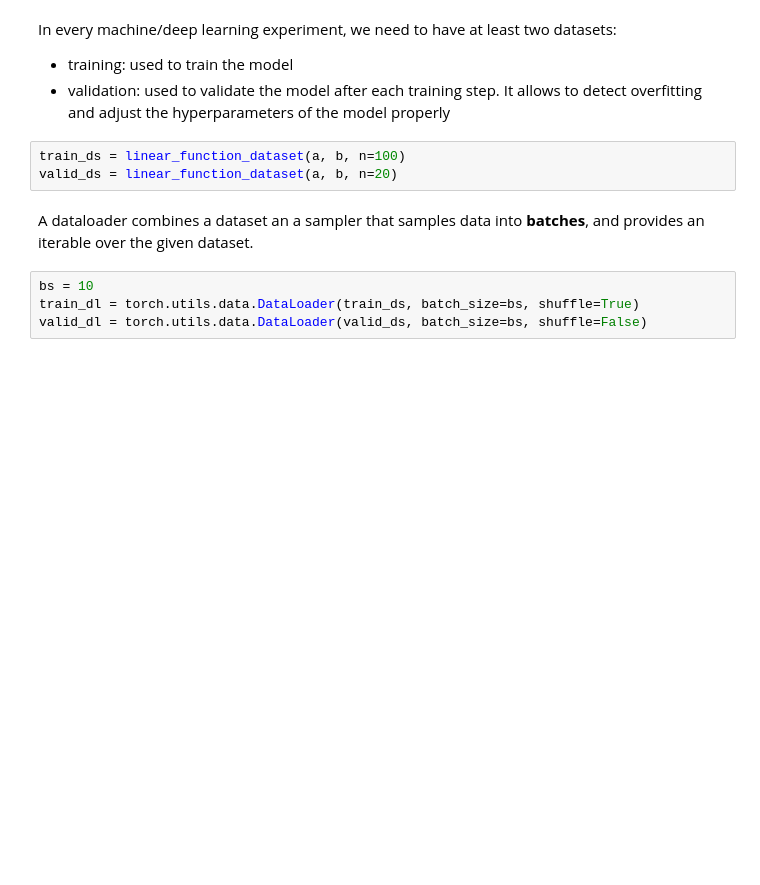
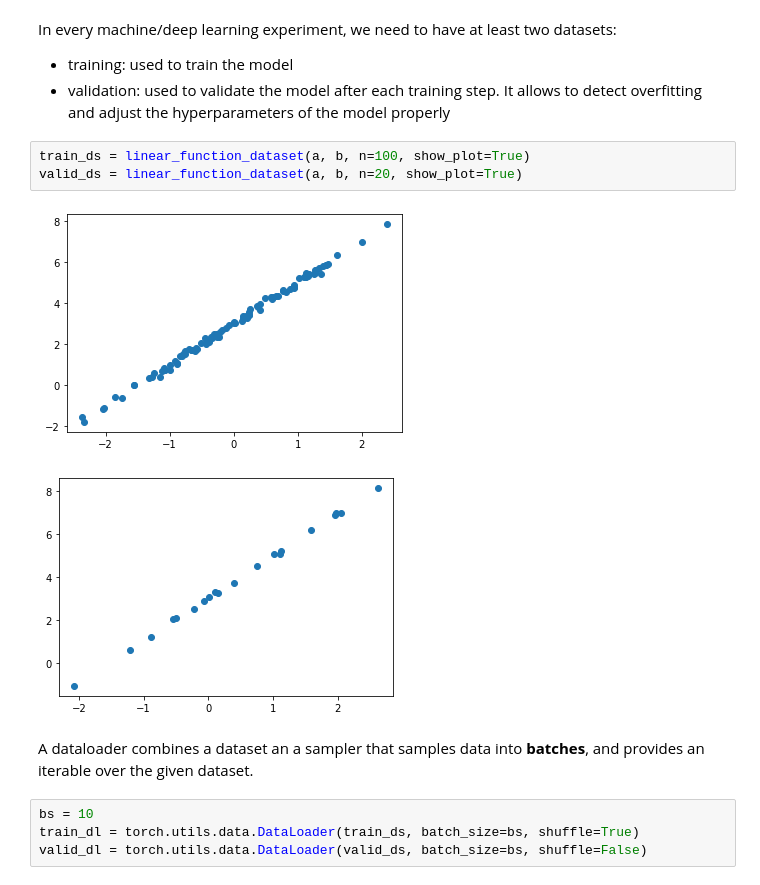
Before and after one commit to stardust-r/walk-with-deep-learning, a Jupyter notebook: 00_build_simple_neural_network_pytorch.ipynb, the cells around one changed output. Saved outputs shown, nothing was run; the diff lists cells and outputs as text; blank space fills up the shorter version.

```diff
--- a/00_build_simple_neural_network_pytorch.ipynb
+++ b/00_build_simple_neural_network_pytorch.ipynb
@@ -49,8 +56,11 @@ In every machine/deep learning experiment, we need to have at least two datasets
  - training: used to train the model
  - validation: used to validate the model after each training step. It allows to detect overfitting and adjust the hyperparameters of the model properly
 # %%
-train_ds = linear_function_dataset(a, b, n=100)
-valid_ds = linear_function_dataset(a, b, n=20)
+train_ds = linear_function_dataset(a, b, n=100, show_plot=True)
+valid_ds = linear_function_dataset(a, b, n=20, show_plot=True)
+# %% [output]
+[figure, added]
+[figure, added]
 # %% [markdown]
 A dataloader combines a dataset an a sampler that samples data into **batches**, and provides an iterable over the given dataset.
 # %%
```
Also changed, not shown: parts of 30 cells of this notebook.
